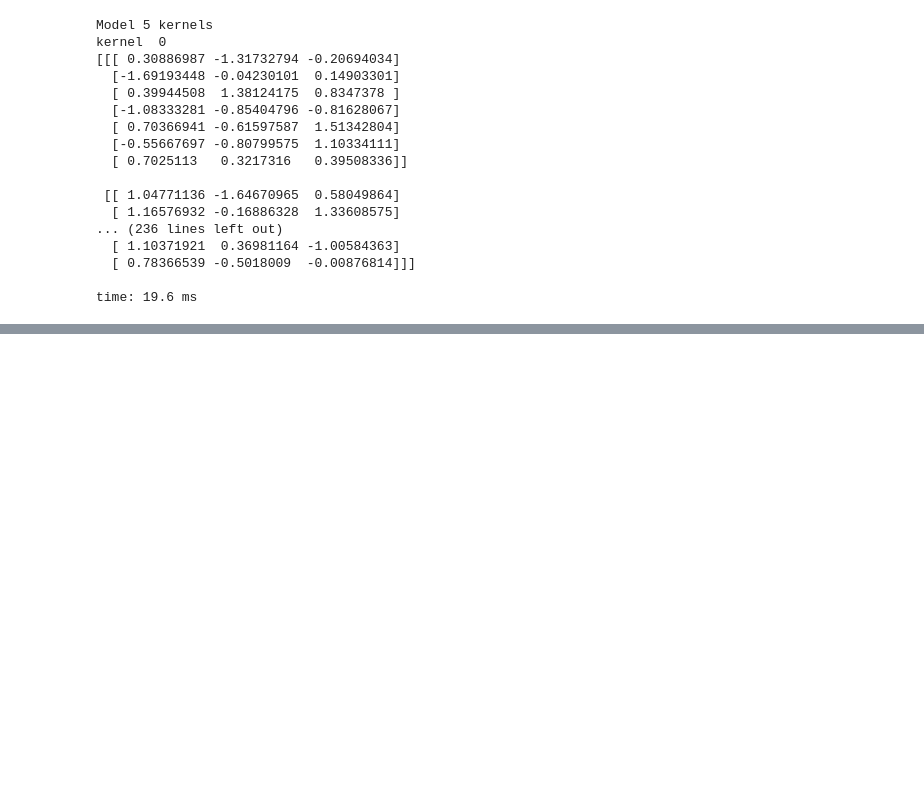
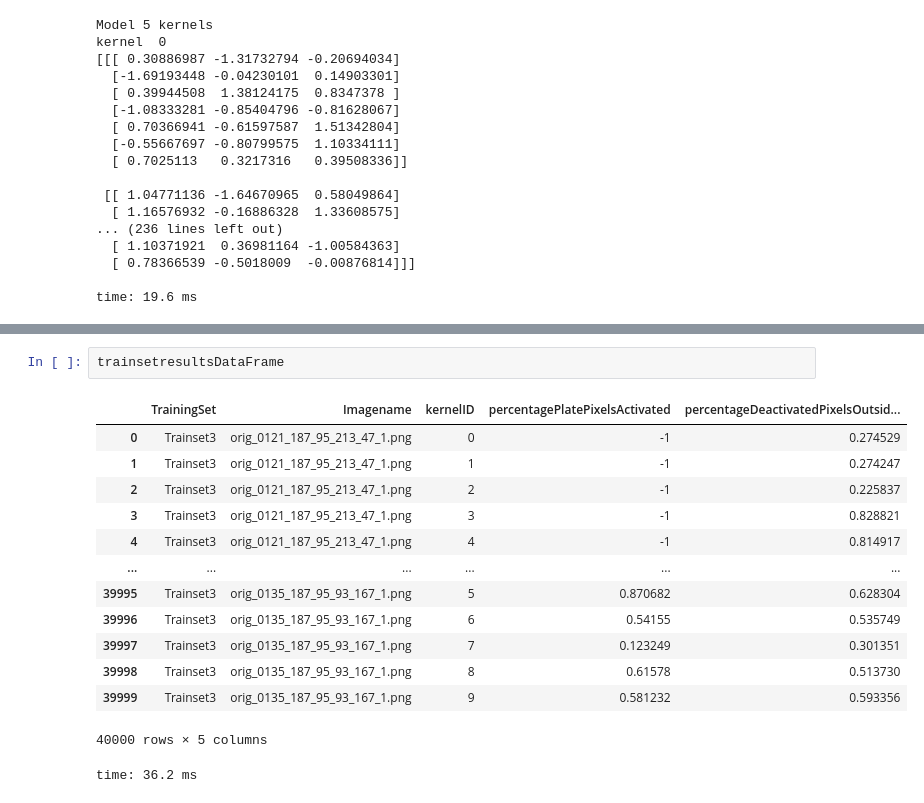
Before and after one commit to aissahm/image_analysis, a Jupyter notebook: project_1.ipynb, the cells around one changed output, grey strips where cells are left out. Drawn from its saved outputs; the diff is of its cells as text; blank space fills up the shorter version.

```diff
--- a/project_1.ipynb
+++ b/project_1.ipynb
@@ -1210,0 +1331,17 @@ time: 19.6 ms
+# %%
+trainsetresultsDataFrame
+# %% [output]
+|  | TrainingSet | Imagename | kernelID | percentagePlatePixelsActivated | percentageDeactivatedPixelsOutsid... |
+| 0 | Trainset3 | orig_0121_187_95_213_47_1.png | 0 | -1 | 0.274529 |
+| 1 | Trainset3 | orig_0121_187_95_213_47_1.png | 1 | -1 | 0.274247 |
+| 2 | Trainset3 | orig_0121_187_95_213_47_1.png | 2 | -1 | 0.225837 |
+| 3 | Trainset3 | orig_0121_187_95_213_47_1.png | 3 | -1 | 0.828821 |
+| 4 | Trainset3 | orig_0121_187_95_213_47_1.png | 4 | -1 | 0.814917 |
+| ... | ... | ... | ... | ... | ... |
+| 39995 | Trainset3 | orig_0135_187_95_93_167_1.png | 5 | 0.870682 | 0.628304 |
+| 39996 | Trainset3 | orig_0135_187_95_93_167_1.png | 6 | 0.54155 | 0.535749 |
+| 39997 | Trainset3 | orig_0135_187_95_93_167_1.png | 7 | 0.123249 | 0.301351 |
+| 39998 | Trainset3 | orig_0135_187_95_93_167_1.png | 8 | 0.61578 | 0.513730 |
+| 39999 | Trainset3 | orig_0135_187_95_93_167_1.png | 9 | 0.581232 | 0.593356 |
+40000 rows × 5 columns
+time: 36.2 ms
```
Also changed, not shown: parts of 21 cells of this notebook.
